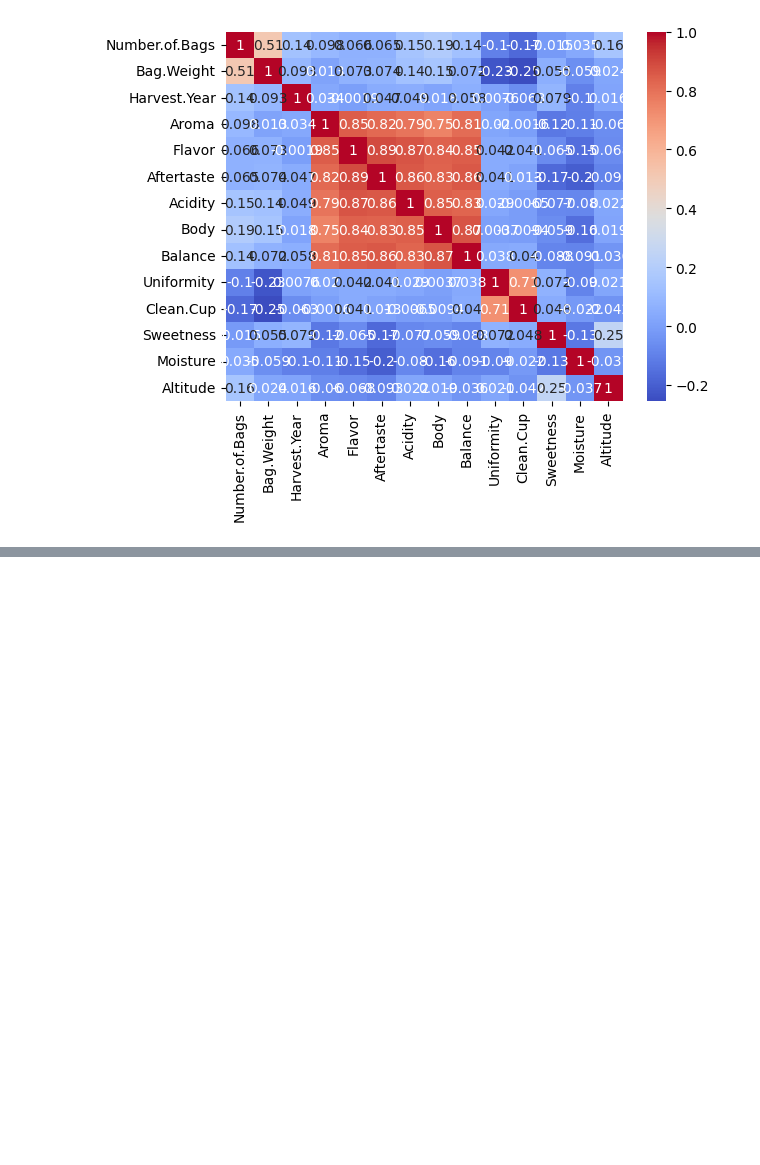
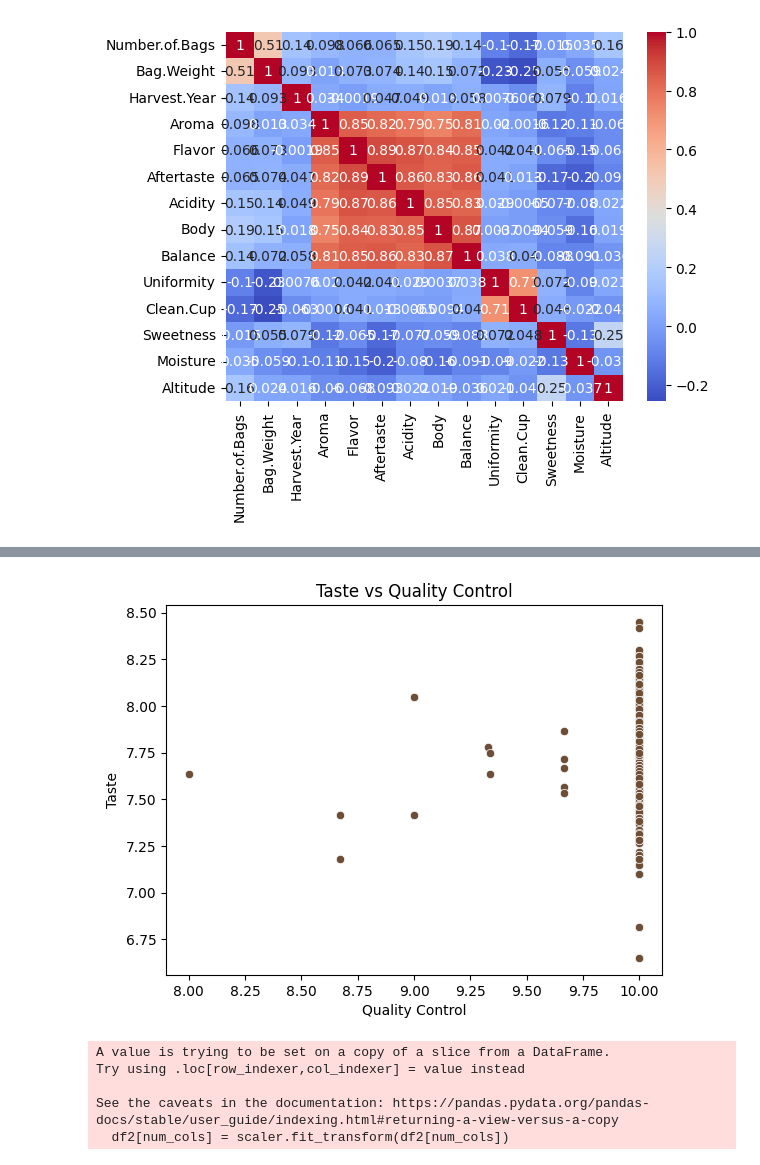
Before and after one commit to ashritakodali/coffee_quality_analysis, a Jupyter notebook: ML_Project_Clustering.ipynb, the cells around one changed output, grey strips where cells are left out. Saved outputs shown, nothing was run; the diff lists cells and outputs as text; code cells hidden in the pictures; blank space fills up the shorter version.

```diff
--- a/ML_Project_Clustering.ipynb
+++ b/ML_Project_Clustering.ipynb
@@ -173,0 +157,20 @@ print(scores)
+# %%
+sns.scatterplot(x=df['Quality Control'], y=df['Taste'], color='#6F4E37')
+plt.xlabel('Quality Control')
+plt.ylabel('Taste')
+plt.title(f'Taste vs Quality Control')
+plt.show()
+# %% [output]
+[figure, added]
+# %%
+# standardizing
+from sklearn.preprocessing import StandardScaler
+num_cols = df2.select_dtypes(include='number').columns
+scaler = StandardScaler()
+df2[num_cols] = scaler.fit_transform(df2[num_cols])
+# %% [output]
+A value is trying to be set on a copy of a slice from a DataFrame.
+Try using .loc[row_indexer,col_indexer] = value instead
+
+See the caveats in the documentation: https://pandas.pydata.org/pandas-docs/stable/user_guide/indexing.html#returning-a-view-versus-a-copy
+  df2[num_cols] = scaler.fit_transform(df2[num_cols])
```
Also changed, not shown: parts of 14 cells of this notebook.
